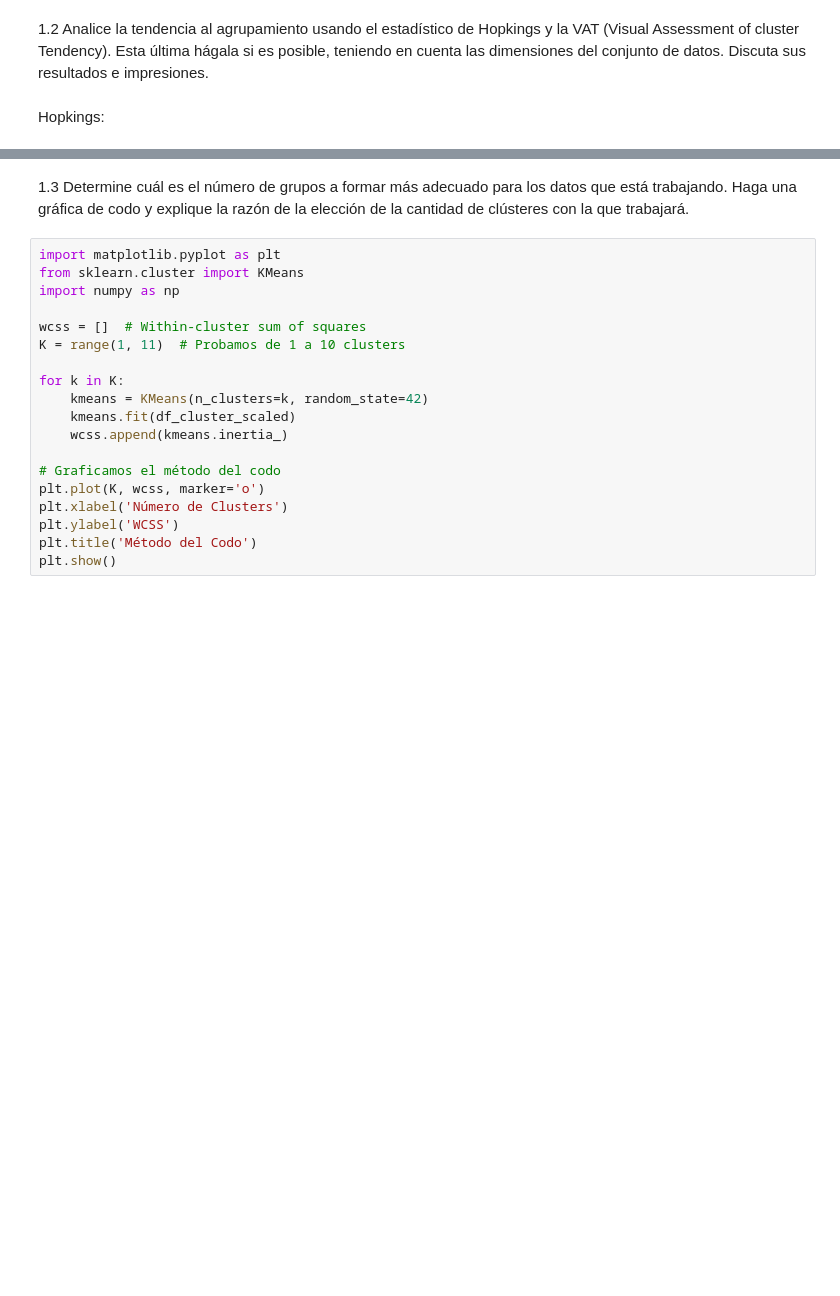
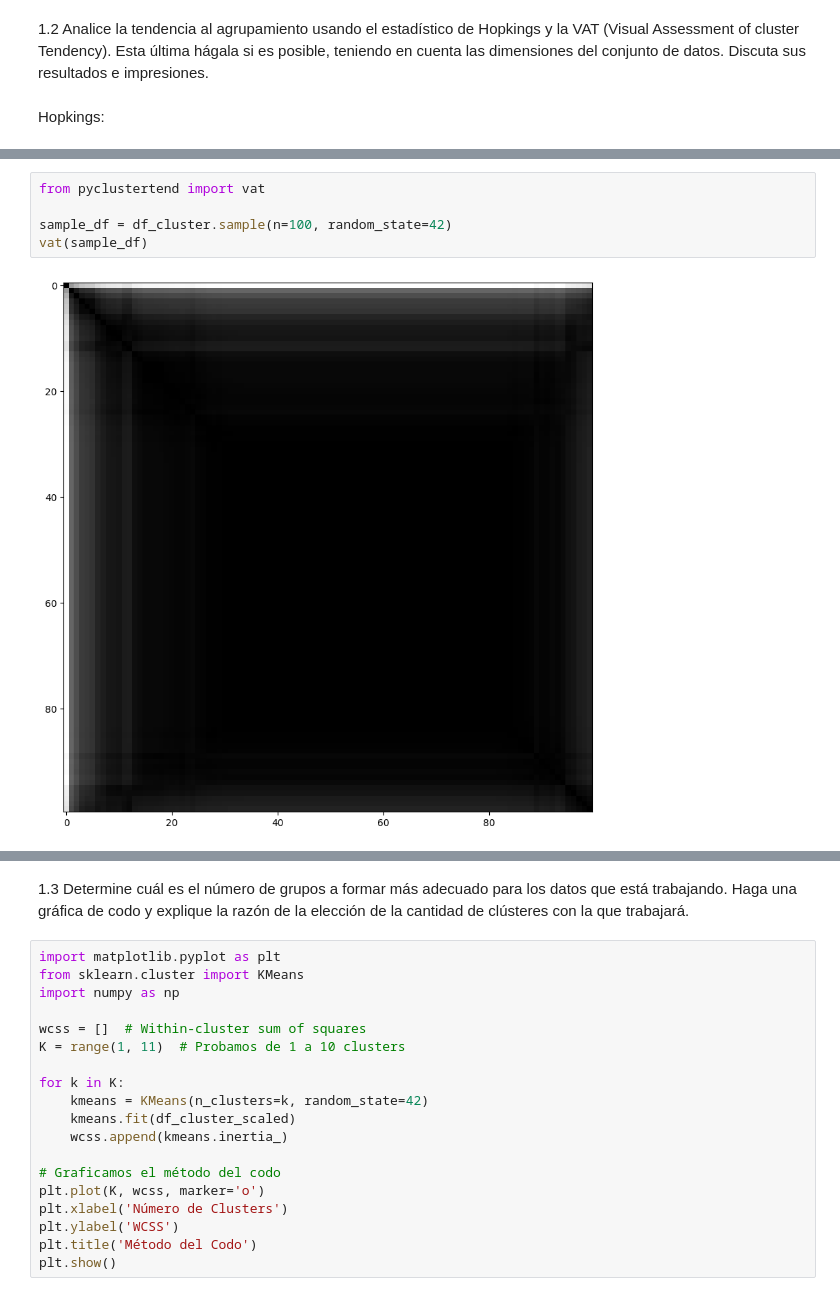
Before and after one commit to michellemej22596/HT2-MineriaDeDatos, a Jupyter notebook: Clustering.ipynb, the cells around one changed output, grey strips where cells are left out. Saved outputs shown, nothing was run; the diff lists cells and outputs as text; blank space fills up the shorter version.

```diff
--- a/Clustering.ipynb
+++ b/Clustering.ipynb
@@ -49,3 +54,10 @@ VAT:
+# %%
+from pyclustertend import vat
+
+sample_df = df_cluster.sample(n=100, random_state=42)
+vat(sample_df)
+# %% [output]
+[figure, added]
 # %%
 from pyclustertend import vat
 
```
Also changed, not shown: parts of 6 cells of this notebook.
